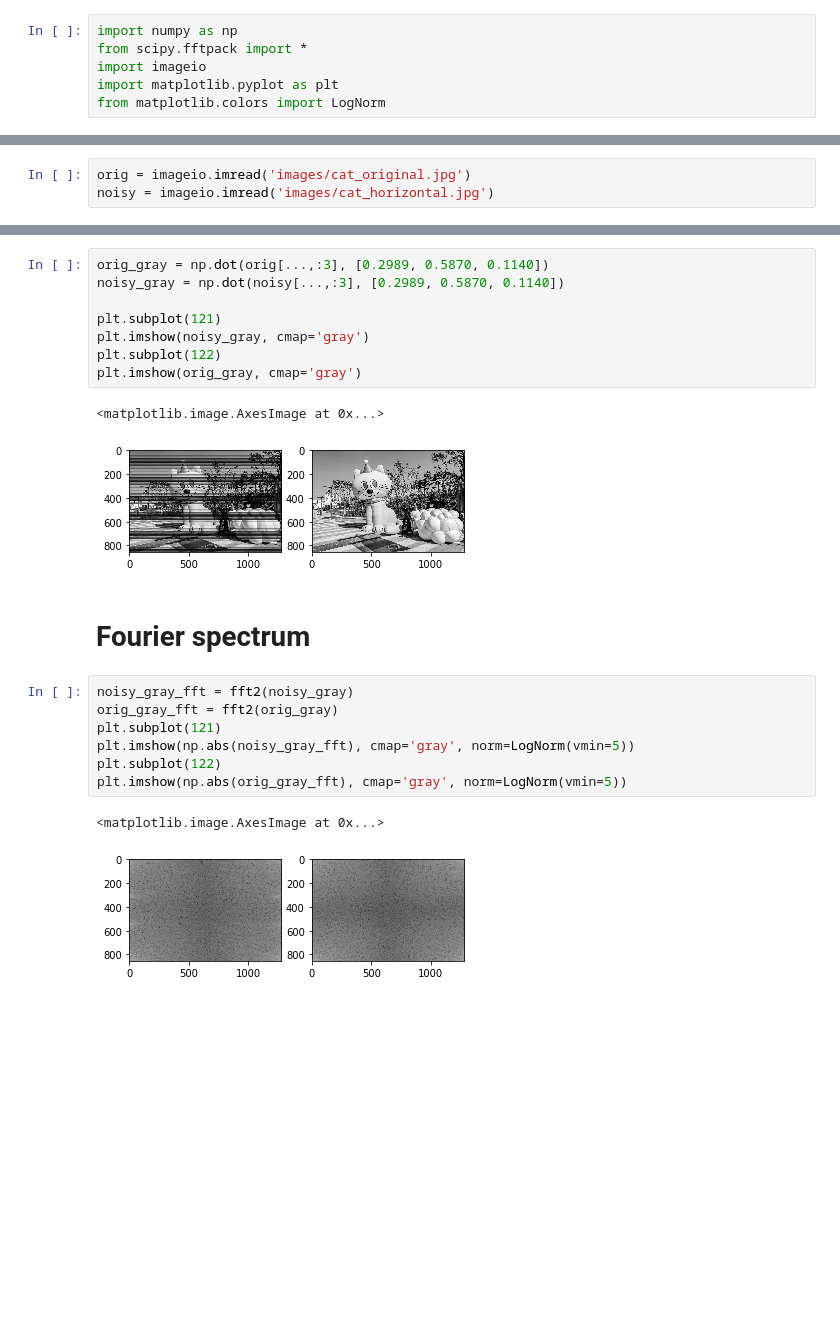
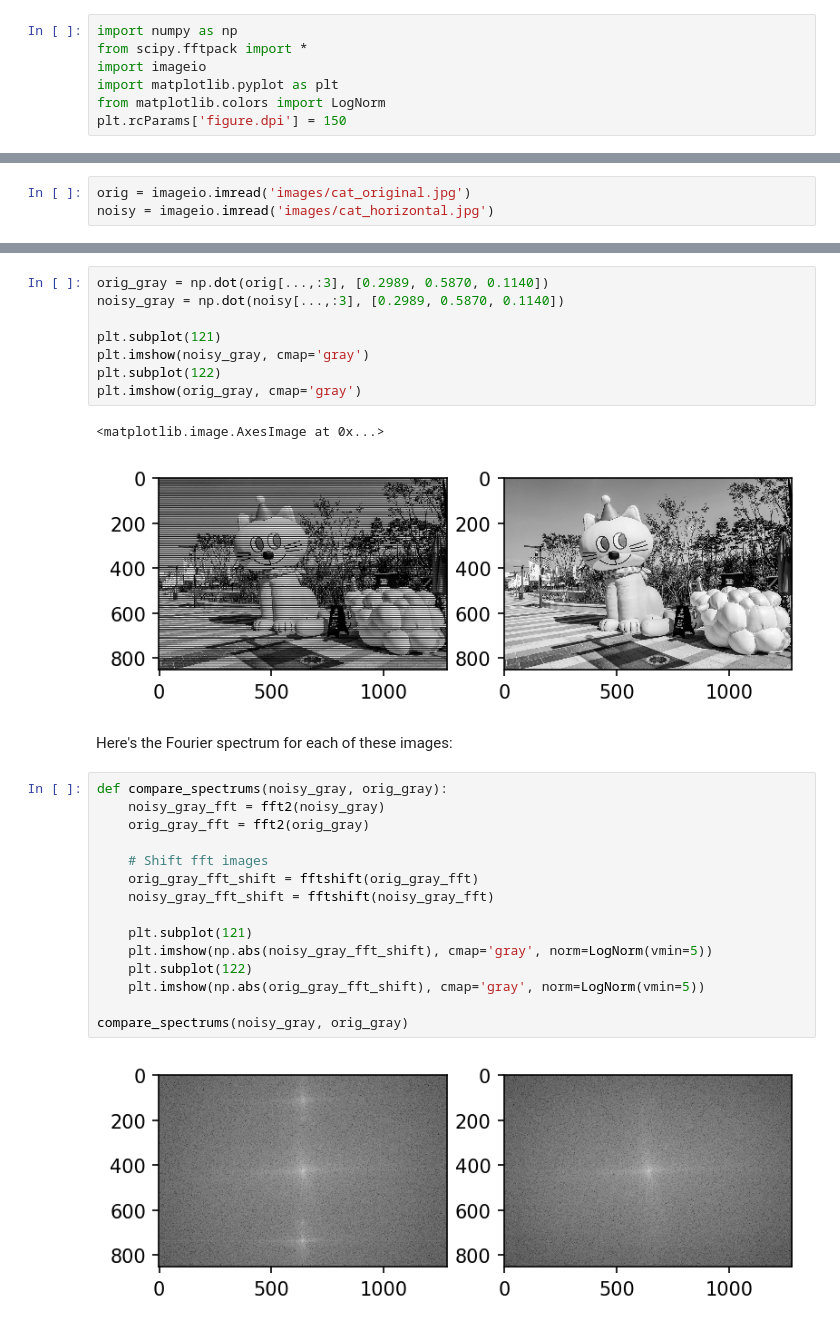
Before and after one commit to gmelodie/silentMoire, a Jupyter notebook: study.ipynb, the cells around one changed output, grey strips where cells are left out. Cells and saved outputs as stored; diff of their text form; blank space fills up the shorter version.

```diff
--- a/study.ipynb
+++ b/study.ipynb
@@ -6,3 +8,4 @@ from scipy.fftpack import *
 import imageio
 import matplotlib.pyplot as plt
 from matplotlib.colors import LogNorm
+plt.rcParams['figure.dpi'] = 150
@@ -23,16 +26,23 @@ plt.subplot(122)
 plt.imshow(orig_gray, cmap='gray')
 # %% [output]
 <matplotlib.image.AxesImage at 0x...>
-[figure, old version]
+[figure, new version]
-# %% [markdown]
-# Fourier spectrum
+# %% [markdown]
+Here's the Fourier spectrum for each of these images:
 # %%
-noisy_gray_fft = fft2(noisy_gray)
-orig_gray_fft = fft2(orig_gray)
-plt.subplot(121)
-plt.imshow(np.abs(noisy_gray_fft), cmap='gray', norm=LogNorm(vmin=5))
-plt.subplot(122)
-plt.imshow(np.abs(orig_gray_fft), cmap='gray', norm=LogNorm(vmin=5))
+def compare_spectrums(noisy_gray, orig_gray):
+    noisy_gray_fft = fft2(noisy_gray)
+    orig_gray_fft = fft2(orig_gray)
+
+    # Shift fft images
+    orig_gray_fft_shift = fftshift(orig_gray_fft)
+    noisy_gray_fft_shift = fftshift(noisy_gray_fft)
+
+    plt.subplot(121)
+    plt.imshow(np.abs(noisy_gray_fft_shift), cmap='gray', norm=LogNorm(vmin=5))
+    plt.subplot(122)
+    plt.imshow(np.abs(orig_gray_fft_shift), cmap='gray', norm=LogNorm(vmin=5))
+
+compare_spectrums(noisy_gray, orig_gray)
 # %% [output]
-<matplotlib.image.AxesImage at 0x...>
-[figure, old version]
+[figure, new version]
```
Also changed, not shown: parts of 28 cells of this notebook, 1 other file.
